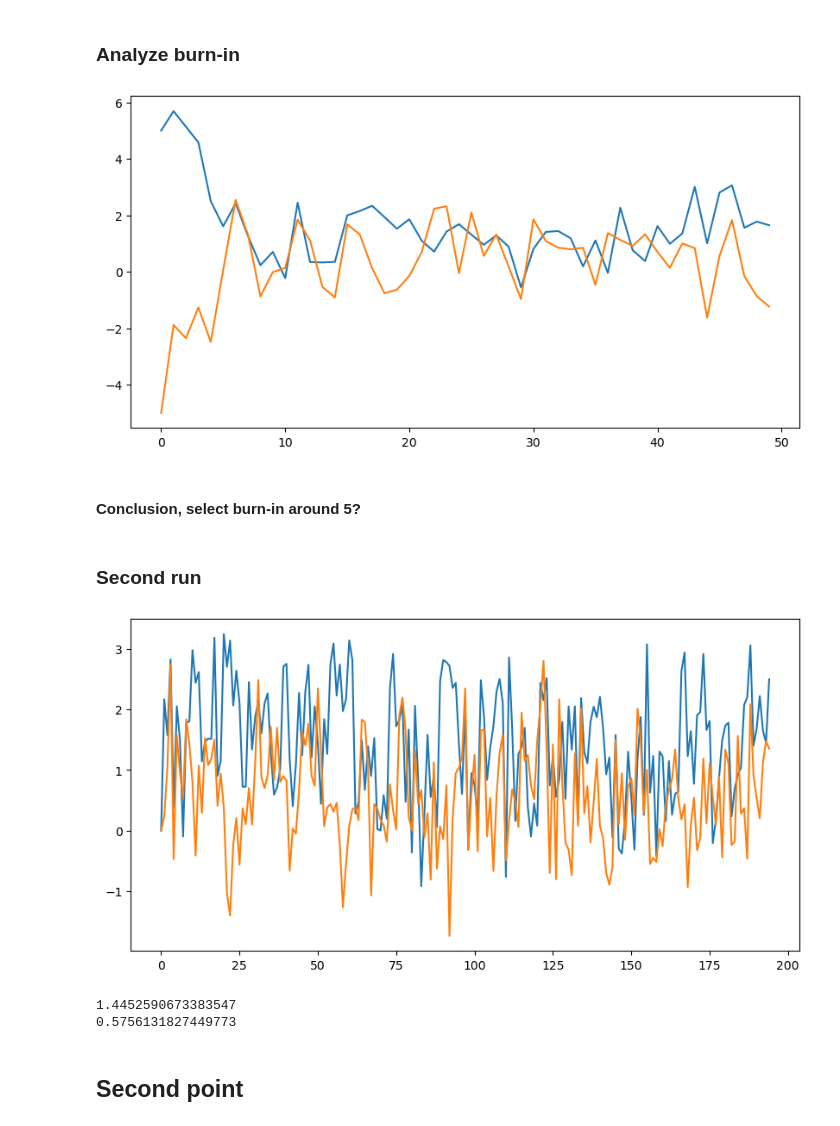
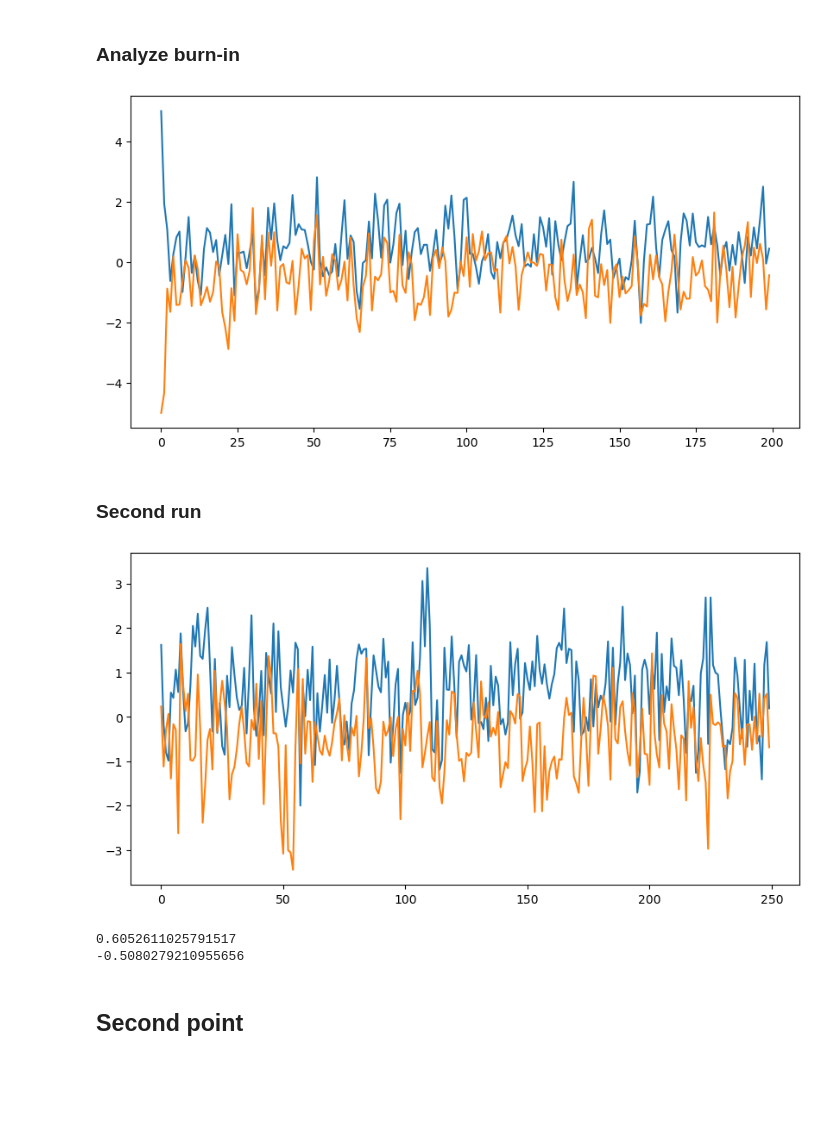
Before and after one commit to emiresenov/APML, a Jupyter notebook: Project.ipynb, the cells around one changed output. Cells and saved outputs as stored; diff of their text form; code cells hidden in the pictures; blank space fills up the shorter version.

```diff
--- a/Project.ipynb
+++ b/Project.ipynb
@@ -45,13 +45,13 @@ def gibbs(y, mu_a, A, b, sigma_a, sigma_ba, n_samples, burn, s_init):
     s2_samples = np.zeros(n_samples)
     s1_samples[0] = s_init[0]
     s2_samples[0] = s_init[1]
-    for i in range(1+burn, n_samples):
+    for i in range(1, n_samples):
         t = sample_t(y, s1_samples[i-1], s2_samples[i-1], sigma_ba)
         s1_samples[i], s2_samples[i] = sample_s(t, mu_a, A, b, sigma_a, sigma_ba)
     return s1_samples[burn:], s2_samples[burn:]
 # %%
 # Set values
-mu_a = np.array([[1, 1]]).T
+mu_a = np.array([[0, 0]]).T
 A = np.array([[1,-1]])
 b = np.array([[0]])
 sigma_a = np.array([[1,0],[0,1]])
@@ -60,7 +60,8 @@ y = 1
 # %% [markdown]
 ### First run
 # %%
-s1, s2 = gibbs(y, mu_a, A, b, sigma_a, sigma_ba, n_samples=200, burn=0, s_init=[5,-5])
+n_samples = 300
+s1, s2 = gibbs(y, mu_a, A, b, sigma_a, sigma_ba, n_samples, burn=0, s_init=[5,-5])
 plt.plot(s1)
 plt.plot(s2)
 plt.rcParams['figure.figsize'] = [10, 5]
@@ -75,30 +76,27 @@ print(np.mean(s2))
 # %% [markdown]
 ### Analyze burn-in
 # %%
-s1, s2 = gibbs(y, mu_a, A, b, sigma_a, sigma_ba, 50, 0, [5, -5])
+s1, s2 = gibbs(y, mu_a, A, b, sigma_a, sigma_ba, 200, 0, [5, -5])
 plt.plot(s1)
 plt.plot(s2)
 plt.show()
 # %% [output]
-[figure, old version]
+[figure, new version]
-# %% [markdown]
-#### Conclusion, select burn-in around 5?
 # %% [markdown]
 ### Second run
 # %%
-n_samples = 200
-burn = 5
+burn = 50
 s1, s2 = gibbs(y, mu_a, A, b, sigma_a, sigma_ba, n_samples, burn, [-5,5])
 plt.plot(s1)
 plt.plot(s2)
 plt.show()
 
 print(np.mean(s1))
 print(np.mean(s2))
 # %% [output]
-[figure, old version]
+[figure, new version]
-1.4452590673383547
-0.5756131827449773
+0.6052611025791517
+-0.5080279210955656
 # %% [markdown]
 ## Second point
 # %%
```
Also changed, not shown: parts of 3 cells of this notebook.
